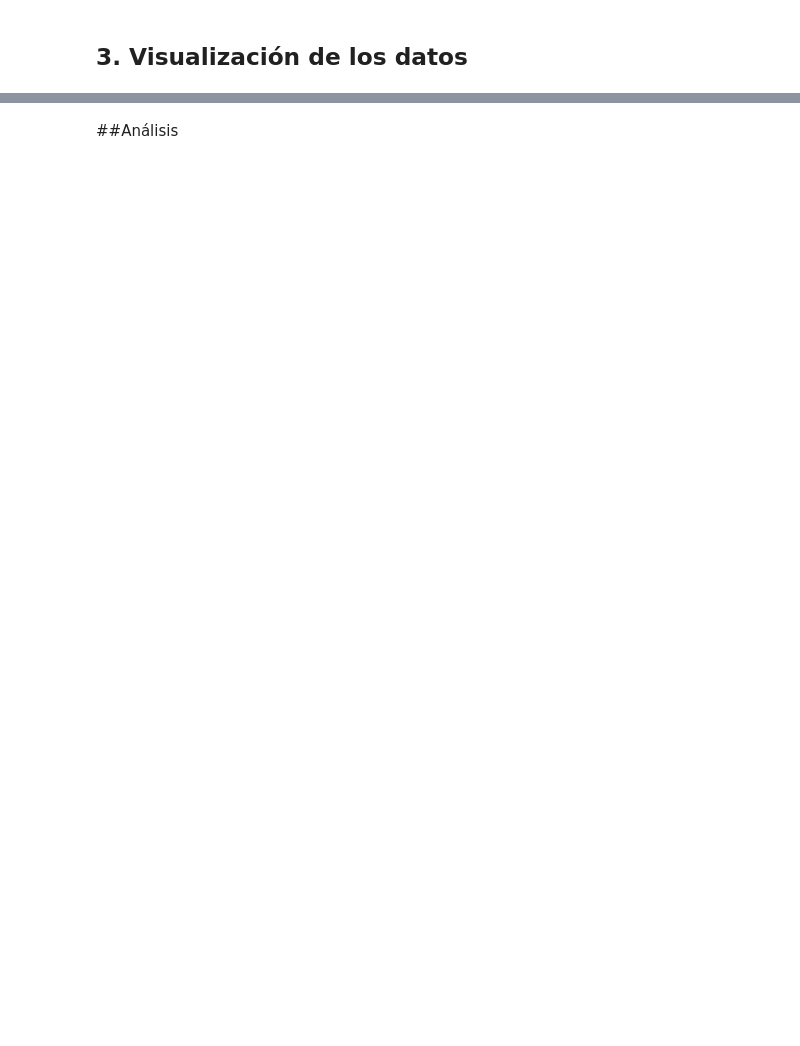
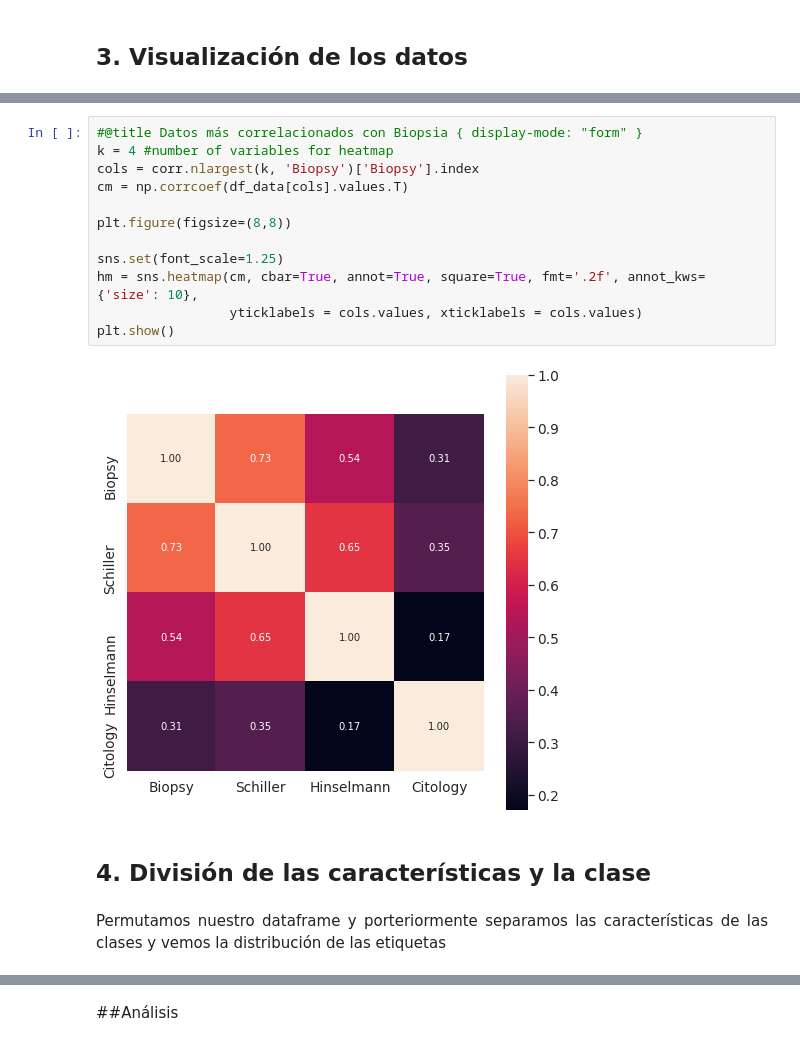
Before and after one commit to Caceres-Santamaria/proyecto-IA, a Jupyter notebook: cancerCervical.ipynb, the cells around one changed output, grey strips where cells are left out. Cells and saved outputs as stored; diff of their text form; blank space fills up the shorter version.

```diff
--- a/cancerCervical.ipynb
+++ b/cancerCervical.ipynb
@@ -622,0 +663,18 @@ weighted avg       0.99      0.99      0.99       241
+# %%
+#@title Datos más correlacionados con Biopsia { display-mode: "form" }
+k = 4 #number of variables for heatmap
+cols = corr.nlargest(k, 'Biopsy')['Biopsy'].index
+cm = np.corrcoef(df_data[cols].values.T)
+
+plt.figure(figsize=(8,8))
+
+sns.set(font_scale=1.25)
+hm = sns.heatmap(cm, cbar=True, annot=True, square=True, fmt='.2f', annot_kws={'size': 10},
+                 yticklabels = cols.values, xticklabels = cols.values)
+plt.show()
+# %% [output]
+[figure, added]
+# %% [markdown]
+## 4. División de las características y la clase
+# %% [markdown]
+<p align="justify">Permutamos nuestro dataframe y porteriormente separamos las características de las clases y vemos la distribución de las etiquetas</p>
```
Also changed, not shown: parts of 104 cells of this notebook.
